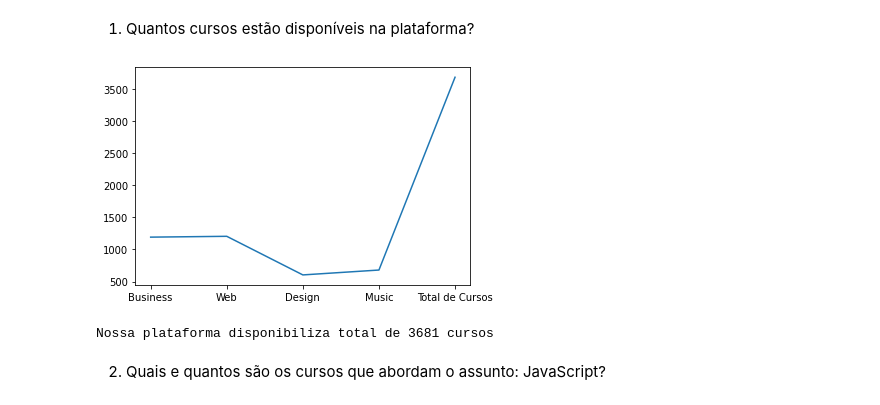
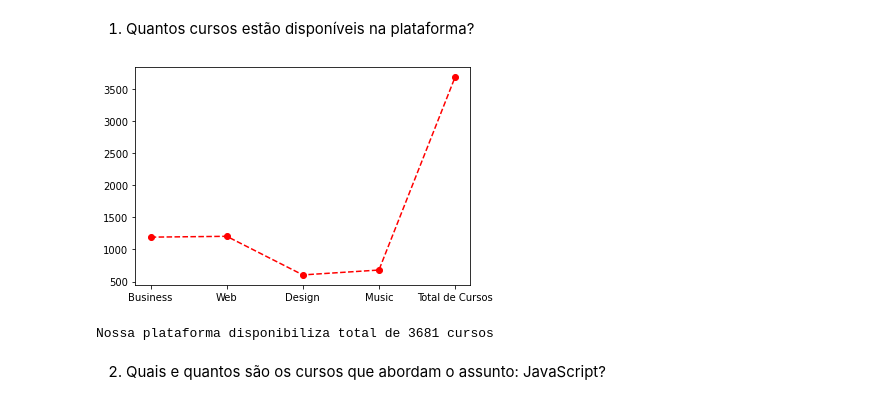
Before and after one commit to YuriCatundaGondim/projeto_analise_dados, a Jupyter notebook: projetoDados.ipynb, the cells around one changed output. Saved outputs shown, nothing was run; the diff lists cells and outputs as text; code cells hidden in the pictures.

```diff
--- a/projetoDados.ipynb
+++ b/projetoDados.ipynb
@@ -45,20 +46,20 @@ geral
 # %%
 #calcular total de cursos e total de cursos por área
 total_cursos = len(geral['course_id'])
 cursos_business = len(business['course_id'])
 cursos_web = len(web['course_id'])
 cursos_design = len(design['course_id'])
 cursos_music = len(music['course_id'])
 #organizar os vetores para o gráfico
 cursos = ['Business', 'Web', 'Design', 'Music', 'Total de Cursos']
 qnt_cursos = [cursos_business, cursos_web, cursos_design, cursos_music, total_cursos]
 #montagem do gráfico
-plt.plot(cursos, qnt_cursos)
+plt.plot(cursos, qnt_cursos, 'ro', linestyle='--')
 plt.show()
 #resposta exata da pergunta 1
 print(f'Nossa plataforma disponibiliza total de {total_cursos} cursos')
 # %% [output]
-[figure, old version]
+[figure, new version]
 Nossa plataforma disponibiliza total de 3681 cursos
 # %% [markdown]
 2. Quais e quantos são os cursos que abordam o assunto: JavaScript?
```
Also changed, not shown: parts of 7 cells of this notebook.
